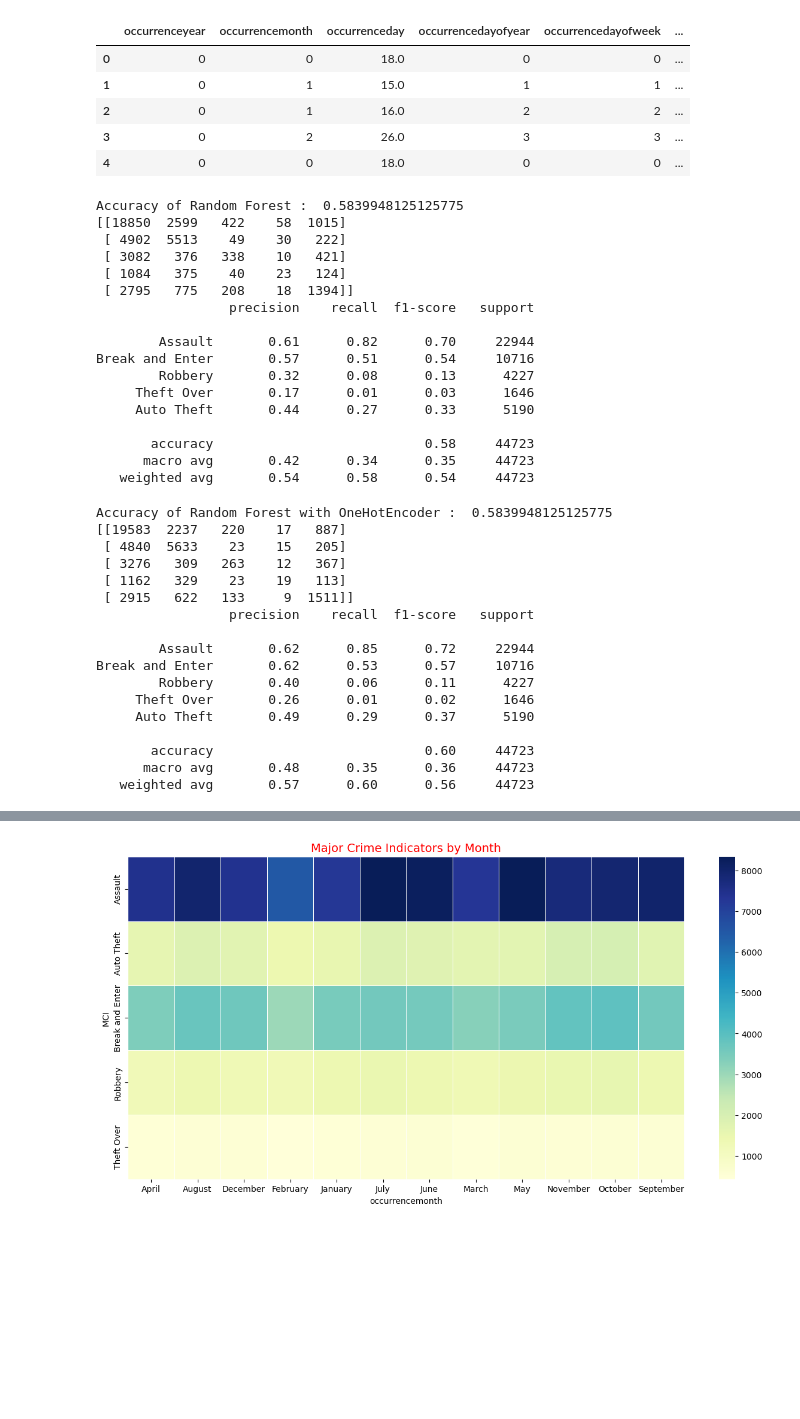
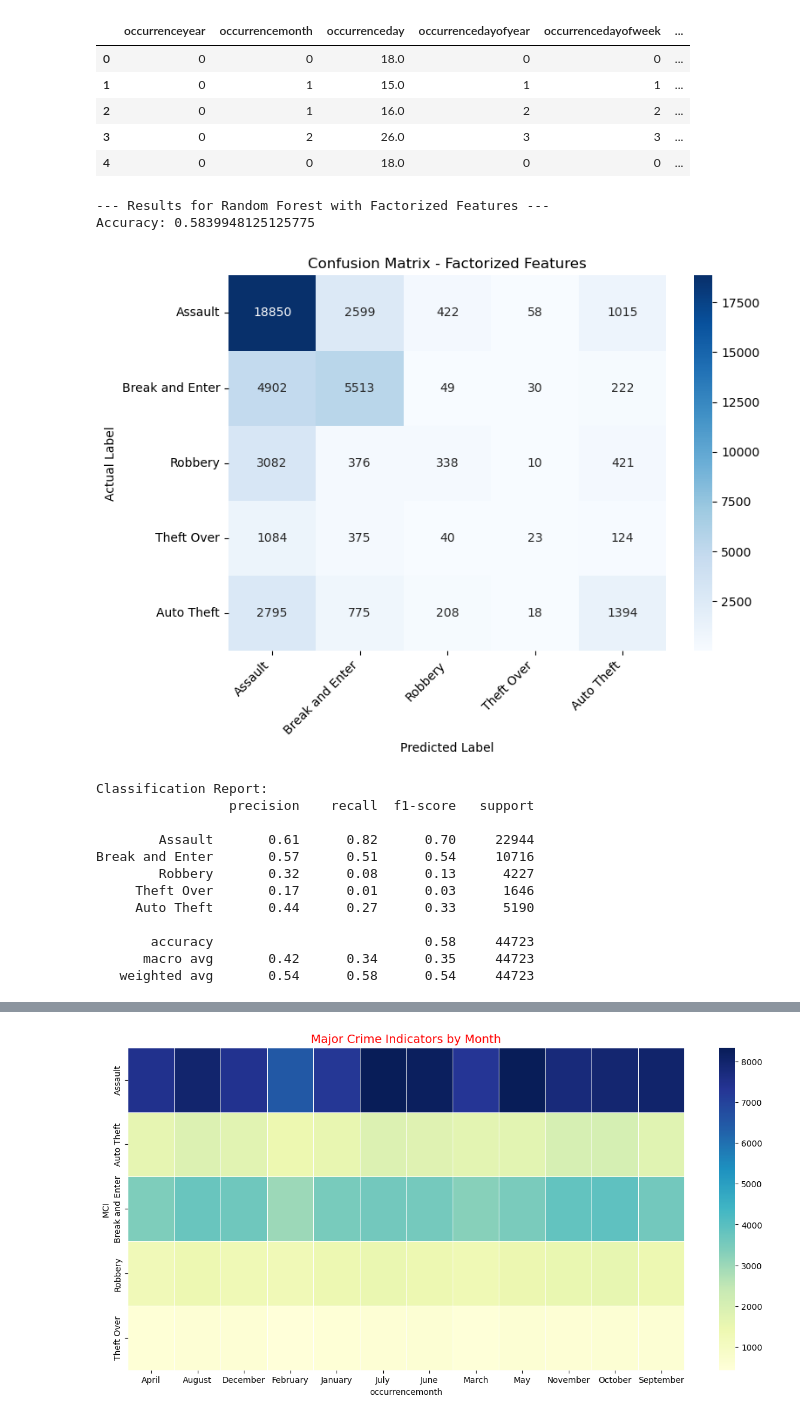
Before and after one commit to AdityaHebballe/NNDL-Project, a Jupyter notebook: Crime Prediction_clustering.ipynb, the cells around one changed output, grey strips where cells are left out. Saved outputs shown, nothing was run; the diff lists cells and outputs as text; code cells hidden in the pictures; blank space fills up the shorter version.

```diff
--- a/Crime Prediction_clustering.ipynb
+++ b/Crime Prediction_clustering.ipynb
@@ -194,61 +195,48 @@ df2.head()
 # %%
 x = df2.drop(['MCI'], axis=1).values
 y = df2['MCI'].values
 X_train, X_test, y_train, y_test = train_test_split(x, y, test_size=0.25, random_state=21)
 
-# Replace sparse=False with sparse_output=False
 binary_encoder = OneHotEncoder(sparse_output=False, categories='auto')
 encoded_X = binary_encoder.fit_transform(x)
 X_train_OH, X_test_OH, y_train_OH, y_test_OH = train_test_split(encoded_X, y, test_size=0.25, random_state=21)
 
 classifier = RandomForestClassifier(n_estimators=100, criterion='entropy', random_state=42)
 classifier.fit(X_train, y_train)
 y_pred = classifier.predict(X_test)
 
-print("Accuracy of Random Forest : ", accuracy_score(y_test, y_pred))
-print(confusion_matrix(y_test, y_pred))
+print("\n--- Results for Random Forest with Factorized Features ---")
+print("Accuracy:", accuracy_score(y_test, y_pred))
+
+cm = confusion_matrix(y_test, y_pred)
+
+plt.figure(figsize=(8, 6))
+sns.heatmap(cm, annot=True, fmt='d', cmap='Blues',
+            xticklabels=definition_list_MCI,
+            yticklabels=definition_list_MCI)
+plt.title('Confusion Matrix - Factorized Features')
+plt.ylabel('Actual Label')
+plt.xlabel('Predicted Label')
+plt.xticks(rotation=45, ha='right')
+plt.yticks(rotation=0)
+plt.tight_layout()
+plt.show()
+
+print("\nClassification Report:")
 print(classification_report(y_test, y_pred, target_names=definition_list_MCI))
 # %% [output]
-Accuracy of Random Forest :  0.5839948125125775
-[[18850  2599   422    58  1015]
- [ 4902  5513    49    30   222]
- [ 3082   376   338    10   421]
- [ 1084   375    40    23   124]
- [ 2795   775   208    18  1394]]
-                 precision    recall  f1-score   support
-
-        Assault       0.61      0.82      0.70     22944
-Break and Enter       0.57      0.51      0.54     10716
-        Robbery       0.32      0.08      0.13      4227
-     Theft Over       0.17      0.01      0.03      1646
-     Auto Theft       0.44      0.27      0.33      5190
-
-       accuracy                           0.58     44723
-      macro avg       0.42      0.34      0.35     44723
-   weighted avg       0.54      0.58      0.54     44723
+--- Results for Random Forest with Factorized Features ---
+Accuracy: 0.5839948125125775
+[figure, added]
+Classification Report:
+                 precision    recall  f1-score   support
+
+        Assault       0.61      0.82      0.70     22944
+Break and Enter       0.57      0.51      0.54     10716
+        Robbery       0.32      0.08      0.13      4227
+     Theft Over       0.17      0.01      0.03      1646
+     Auto Theft       0.44      0.27      0.33      5190
+
+       accuracy                           0.58     44723
+      macro avg       0.42      0.34      0.35     44723
+   weighted avg       0.54      0.58      0.54     44723
-# %%
-classifier = RandomForestClassifier(n_estimators = 100, criterion = 'entropy', random_state = 42)
-classifier.fit(X_train_OH, y_train_OH)
-y_pred_OH = classifier.predict(X_test_OH)
-
-print("Accuracy of Random Forest with OneHotEncoder : ",accuracy_score(y_test, y_pred))
-print(confusion_matrix(y_test_OH, y_pred_OH))
-print(classification_report(y_test_OH,y_pred_OH, target_names=definition_list_MCI))
-# %% [output]
-Accuracy of Random Forest with OneHotEncoder :  0.5839948125125775
-[[19583  2237   220    17   887]
- [ 4840  5633    23    15   205]
- [ 3276   309   263    12   367]
- [ 1162   329    23    19   113]
- [ 2915   622   133     9  1511]]
-                 precision    recall  f1-score   support
-
-        Assault       0.62      0.85      0.72     22944
-Break and Enter       0.62      0.53      0.57     10716
-        Robbery       0.40      0.06      0.11      4227
-     Theft Over       0.26      0.01      0.02      1646
-     Auto Theft       0.49      0.29      0.37      5190
-
-       accuracy                           0.60     44723
-      macro avg       0.48      0.35      0.36     44723
-   weighted avg       0.57      0.60      0.56     44723
```
Also changed, not shown: parts of 2 cells of this notebook.
